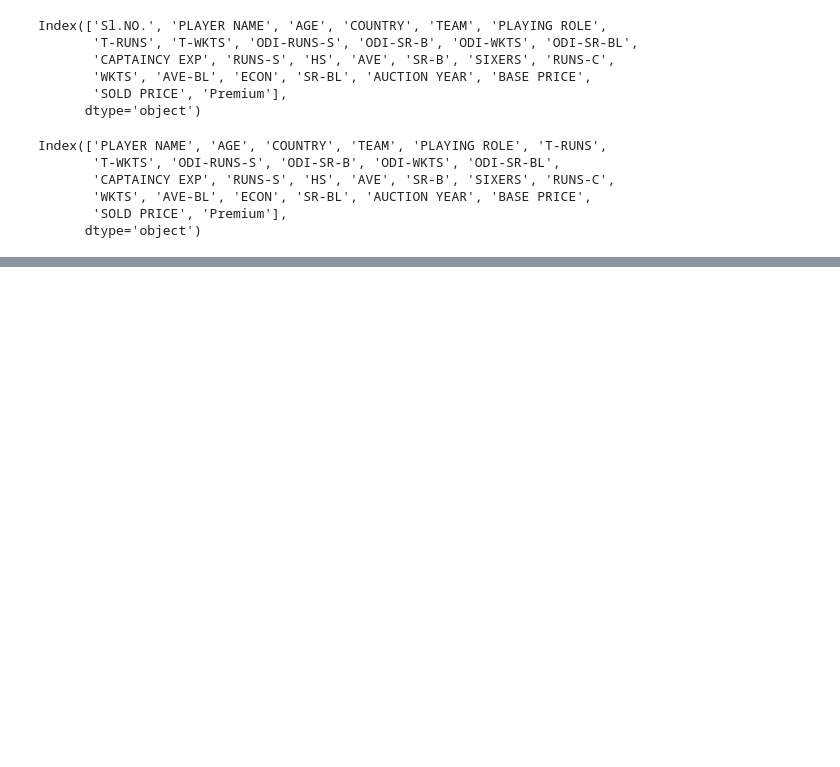
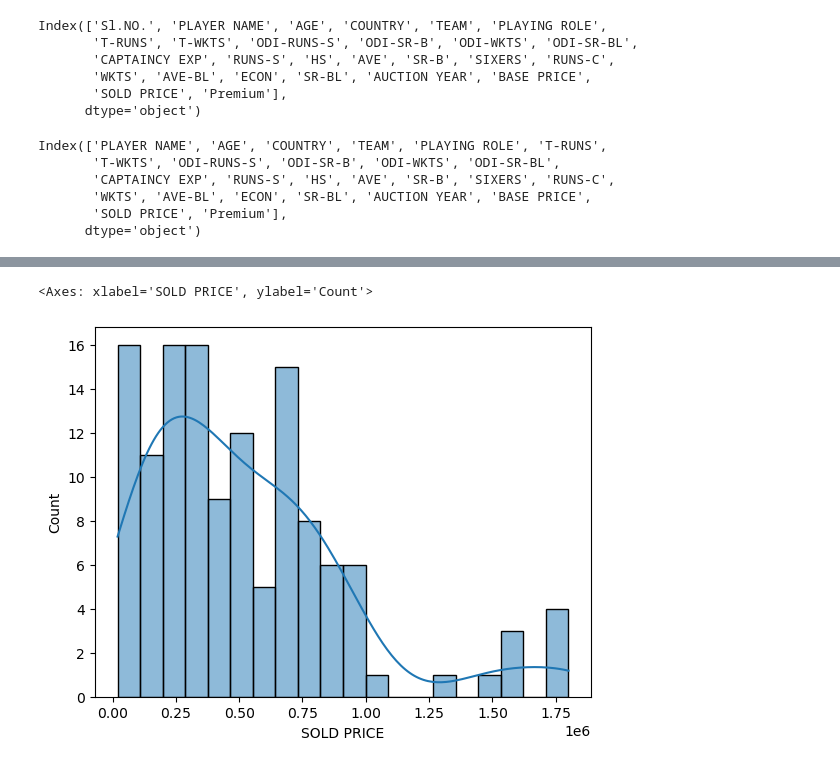
Before and after one commit to rinr2602/Descriptive_Analysis, a Jupyter notebook: ipl_auction_chapter2.ipynb, the cells around one changed output, grey strips where cells are left out. Drawn from its saved outputs; the diff is of its cells as text; code cells hidden in the pictures; blank space fills up the shorter version.

```diff
--- a/ipl_auction_chapter2.ipynb
+++ b/ipl_auction_chapter2.ipynb
@@ -369,0 +410,5 @@ Index(['PLAYER NAME', 'AGE', 'COUNTRY', 'TEAM', 'PLAYING ROLE', 'T-RUNS',
+# %%
+sns.histplot(df_ipl_auction['SOLD PRICE'], bins=20, kde=True)
+# %% [output]
+<Axes: xlabel='SOLD PRICE', ylabel='Count'>
+[figure, added]
```
Also changed, not shown: parts of 24 cells of this notebook.
